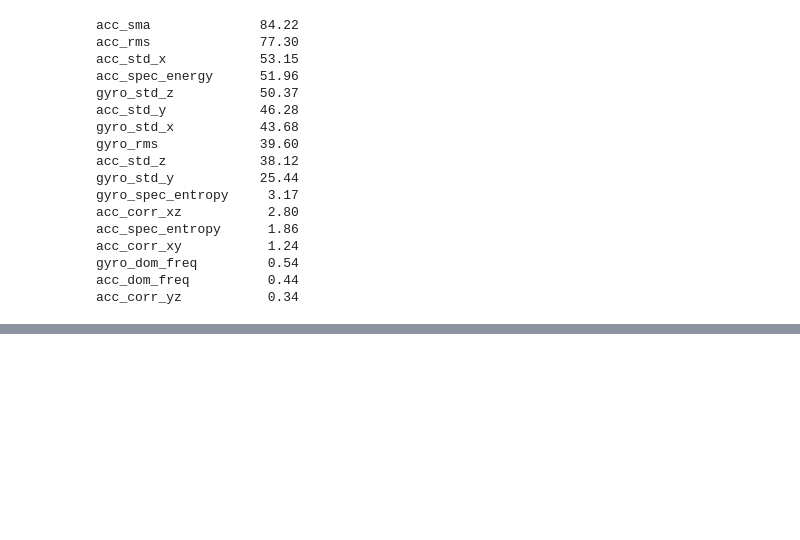
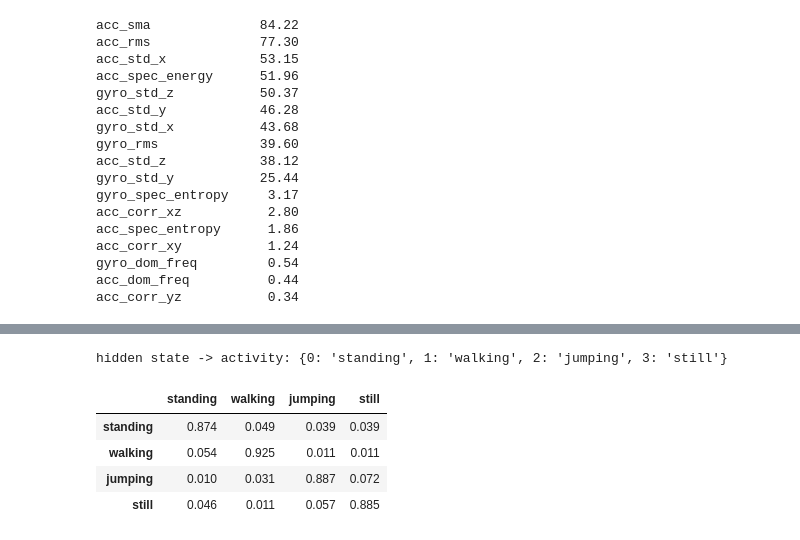
Before and after one commit to Eddydev-ALU/hmm-human-activity-recognition-formative-2, a Jupyter notebook: notebooks/hmm_activity_recognition.ipynb, the cells around one changed output, grey strips where cells are left out. Saved outputs shown, nothing was run; the diff lists cells and outputs as text; code cells hidden in the pictures; blank space fills up the shorter version.

```diff
--- a/notebooks/hmm_activity_recognition.ipynb
+++ b/notebooks/hmm_activity_recognition.ipynb
@@ -476,0 +761,29 @@ acc_corr_yz           0.34
+# %%
+def map_states(model: GaussianHMM, X_seqs: list, y_seqs: list) -> dict[int, int]:
+    """Map hidden state -> activity index with the Hungarian algorithm on the training confusion matrix."""
+    C = np.zeros((model.K, len(ACTIVITIES)), dtype=int)
+    for X, y in zip(X_seqs, y_seqs):
+        path, _ = model.viterbi(X)
+        np.add.at(C, (path, y), 1)
+    rows, cols = linear_sum_assignment(-C)
+    return dict(zip(rows.tolist(), cols.tolist()))
+
+state_map = map_states(hmm, X_train_seqs, y_train_seqs)
+print("hidden state -> activity:", {s: ACTIVITIES[a] for s, a in state_map.items()})
+RESULTS["state_map"] = {int(s): ACTIVITIES[a] for s, a in state_map.items()}
+
+# re-order the parameters so that state index k == ACTIVITIES[k] (only for readable plots)
+perm = [s for s, _ in sorted(state_map.items(), key=lambda kv: kv[1])]
+hmm.pi, hmm.A = hmm.pi[perm], hmm.A[np.ix_(perm, perm)]
+hmm.means, hmm.vars = hmm.means[perm], hmm.vars[perm]
+
+np.savez(PROC / "hmm_params.npz", pi=hmm.pi, A=hmm.A, means=hmm.means, vars=hmm.vars,
+         states=np.array(ACTIVITIES), features=np.array(FEATURES))
+pd.DataFrame(hmm.A, index=ACTIVITIES, columns=ACTIVITIES).round(3)
+# %% [output]
+hidden state -> activity: {0: 'standing', 1: 'walking', 2: 'jumping', 3: 'still'}
+|  | standing | walking | jumping | still |
+| standing | 0.874 | 0.049 | 0.039 | 0.039 |
+| walking | 0.054 | 0.925 | 0.011 | 0.011 |
+| jumping | 0.010 | 0.031 | 0.887 | 0.072 |
+| still | 0.046 | 0.011 | 0.057 | 0.885 |
```
Also changed, not shown: parts of 9 cells of this notebook, 2 other files.
